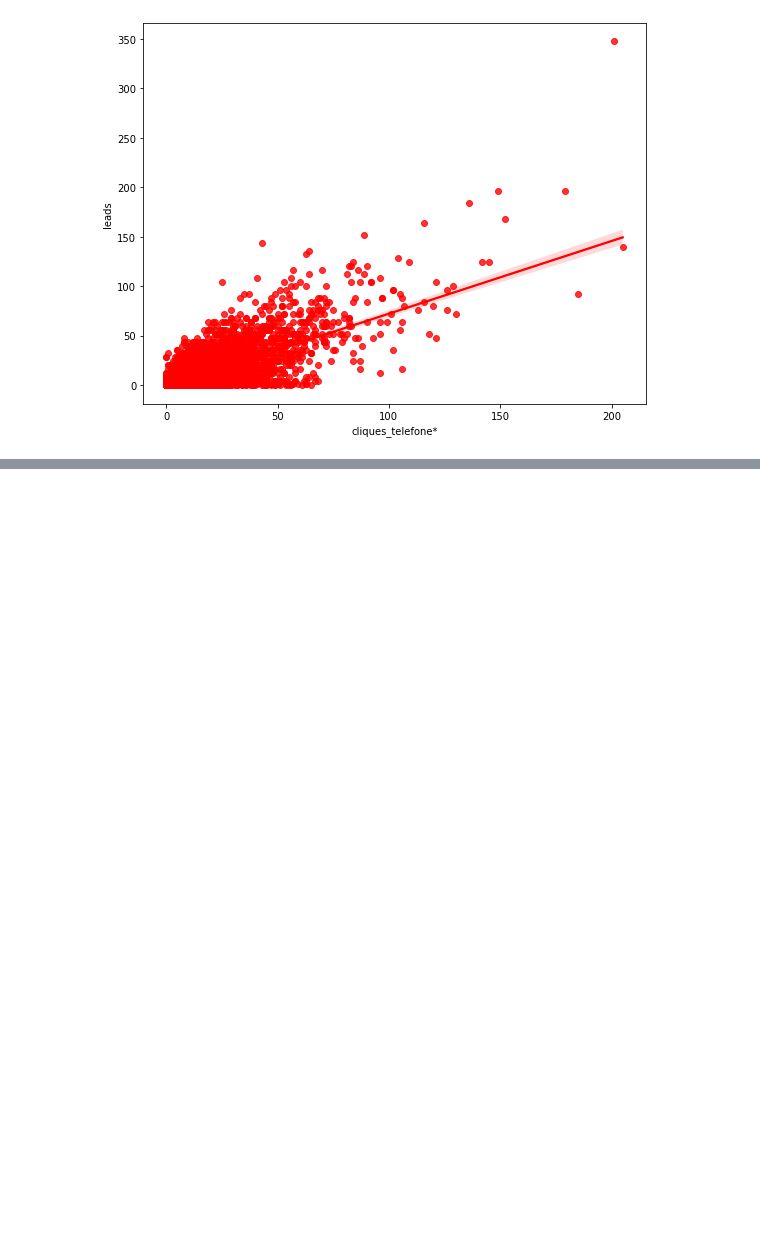
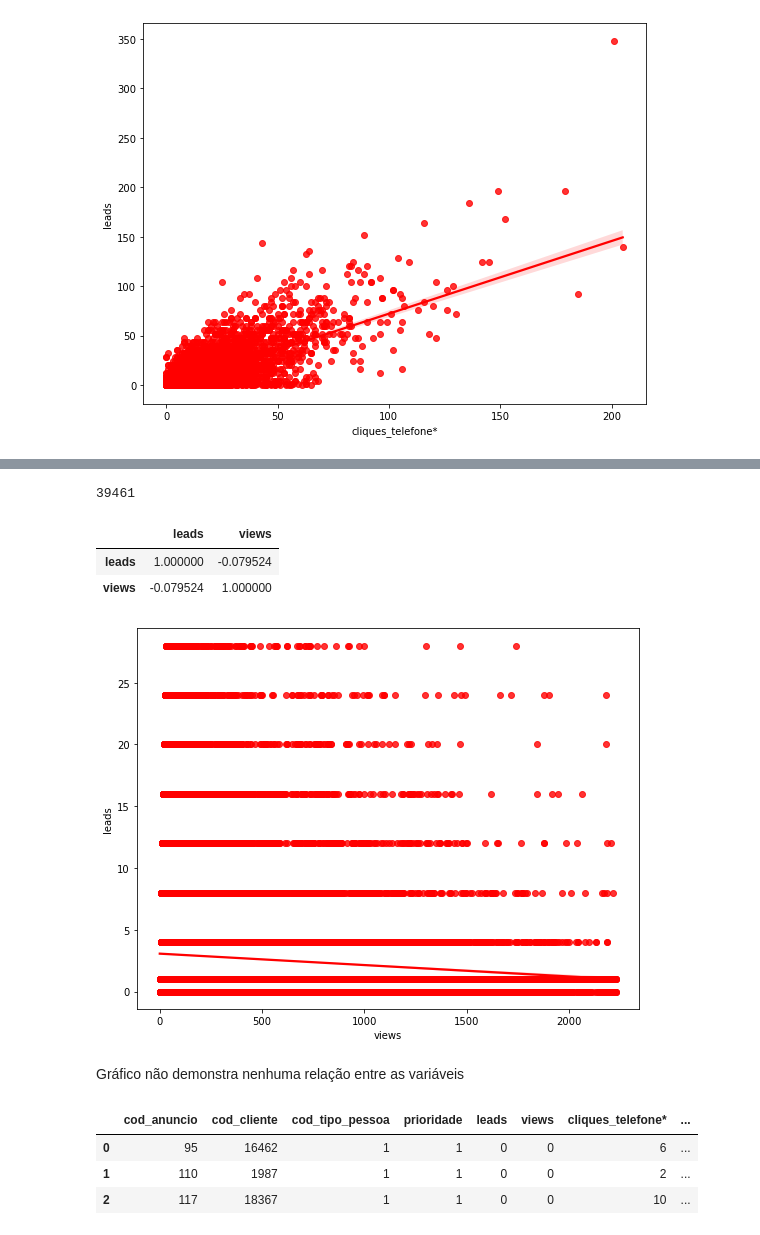
Before and after one commit to rafajovelho/Case1, a Jupyter notebook: Case-GCBInvestimentosipynb.ipynb, the cells around one changed output, grey strips where cells are left out. Drawn from its saved outputs; the diff is of its cells as text; code cells hidden in the pictures; blank space fills up the shorter version.

```diff
--- a/Case-GCBInvestimentosipynb.ipynb
+++ b/Case-GCBInvestimentosipynb.ipynb
@@ -331,0 +397,37 @@ Também é possível verificar a presença de alguns outliers
+# %%
+# Criando um dataframe para alterar e analisar os dados
+df_eda = df.copy()
+# %%
+# Retirando os outliers da coluna view
+df_eda = df_eda[(np.abs(stats.zscore(df_eda.views)) < 3)]
+# %%
+# Retirando os outliers da coluna leads
+df_eda = df_eda[(np.abs(stats.zscore(df_eda.leads)) < 3)]
+# %%
+# Ainda resta 39461 registros
+len(df_eda)
+# %% [output]
+39461
+# %%
+# Mesmo após a retirada dos outliers, as variáveis não pareceram ter uma forte correlação entre elas.
+df_eda[['leads','views']].corr()
+# %% [output]
+|  | leads | views |
+| leads | 1.000000 | -0.079524 |
+| views | -0.079524 | 1.000000 |
+# %%
+# plot das colunas 'leads' e 'views' após tratamento de outliers
+plt.figure(figsize=(9,7))
+
+sns.regplot(data = df_eda, x = 'views', y = 'leads', color = 'r');
+# %% [output]
+[figure, added]
+# %% [markdown]
+Gráfico não demonstra nenhuma relação entre as variáveis
+# %%
+df.head(3)
+# %% [output]
+|  | cod_anuncio | cod_cliente | cod_tipo_pessoa | prioridade | leads | views | cliques_telefone* | ... |
+| 0 | 95 | 16462 | 1 | 1 | 0 | 0 | 6 | ... |
+| 1 | 110 | 1987 | 1 | 1 | 0 | 0 | 2 | ... |
+| 2 | 117 | 18367 | 1 | 1 | 0 | 0 | 10 | ... |
```
Also changed, not shown: parts of 24 cells of this notebook.
